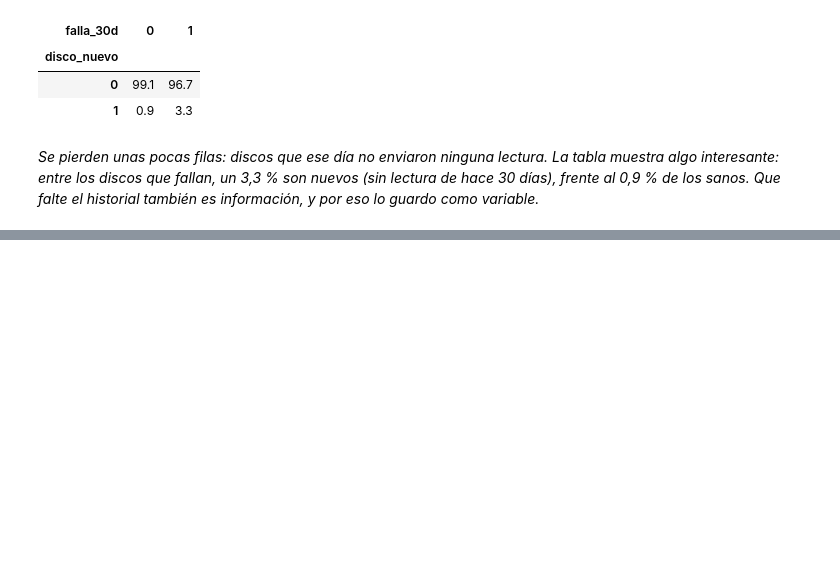
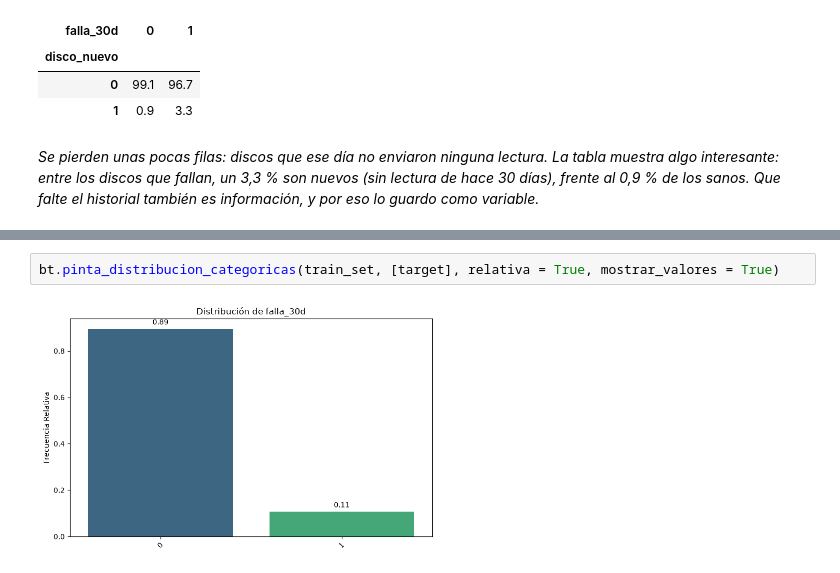
Before and after one commit to Sheilalbgar/uptime-guard, a Jupyter notebook: notebooks/02_LimpiezaEDA.ipynb, the cells around one changed output, grey strips where cells are left out. Drawn from its saved outputs; the diff is of its cells as text; blank space fills up the shorter version.

```diff
--- a/notebooks/02_LimpiezaEDA.ipynb
+++ b/notebooks/02_LimpiezaEDA.ipynb
@@ -178,0 +183,4 @@ Train limpio: (20760, 53) | Test limpio: (5163, 53) | Abril limpio: (4402, 53)
+# %%
+bt.pinta_distribucion_categoricas(train_set, [target], relativa = True, mostrar_valores = True)
+# %% [output]
+[figure, added]
```
Also changed, not shown: parts of 17 cells of this notebook, 5 other files.
